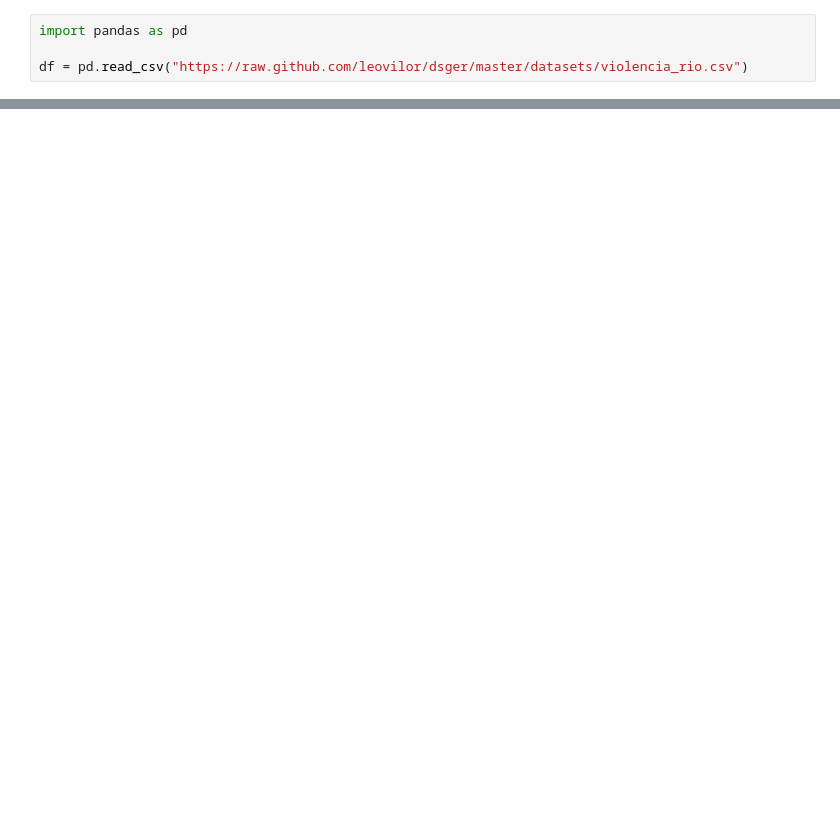
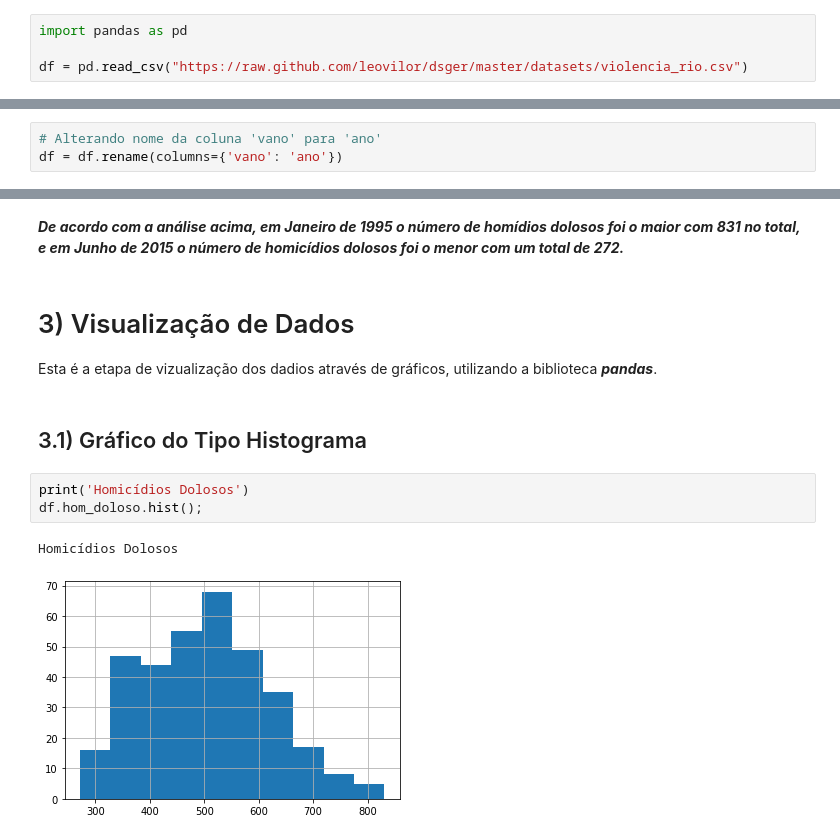
Before and after one commit to leovilor/dsger, a Jupyter notebook: Analisando_a_Violência_no_Rio_de_Janeiro.ipynb, the cells around one changed output, grey strips where cells are left out. Cells and saved outputs as stored; diff of their text form; blank space fills up the shorter version.

```diff
--- a/Analisando_a_Violência_no_Rio_de_Janeiro.ipynb
+++ b/Analisando_a_Violência_no_Rio_de_Janeiro.ipynb
@@ -124,0 +45,3 @@ Escreva suas conclusões e análises sobre os indicadores de violência do Rio d
+# %%
+# Alterando nome da coluna 'vano' para 'ano'
+df = df.rename(columns={'vano': 'ano'})
@@ -124,0 +192,14 @@ Escreva suas conclusões e análises sobre os indicadores de violência do Rio d
+# %% [markdown]
+***De acordo com a análise acima, em Janeiro de 1995 o número de homídios dolosos foi o maior com 831 no total, e em Junho de 2015 o número de homicídios dolosos foi o menor com um total de 272.***
+# %% [markdown]
+# 3) Visualização de Dados
+
+Esta é a etapa de vizualização dos dadios através de gráficos, utilizando a biblioteca ***pandas***.
+# %% [markdown]
+## 3.1) Gráfico do Tipo Histograma
+# %%
+print('Homicídios Dolosos')
+df.hom_doloso.hist();
+# %% [output]
+Homicídios Dolosos
+[figure, added]
```
Also changed, not shown: parts of 41 cells of this notebook.
